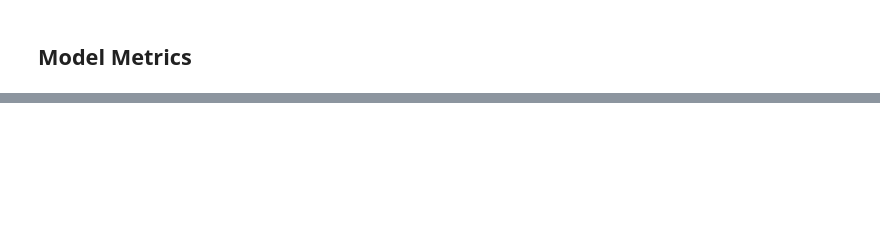
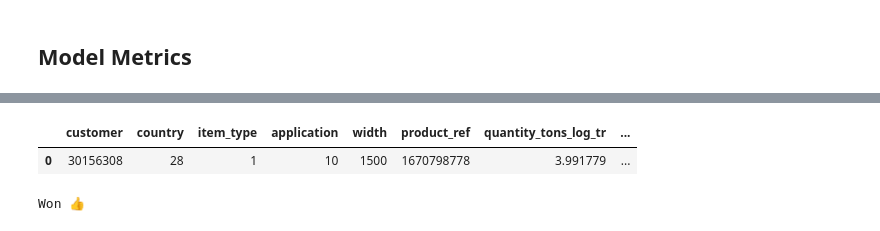
Before and after one commit to VivekS-DS/copper_price_prediction_app, a Jupyter notebook: Copper_ML_Classification.ipynb, the cells around one changed output, grey strips where cells are left out. Saved outputs shown, nothing was run; the diff lists cells and outputs as text; code cells hidden in the pictures; blank space fills up the shorter version.

```diff
--- a/Copper_ML_Classification.ipynb
+++ b/Copper_ML_Classification.ipynb
@@ -367,0 +381,15 @@ plt.show()
+# %%
+# Checking with user data
+x[:1]
+# %% [output]
+|  | customer | country | item_type | application | width | product_ref | quantity_tons_log_tr | ... |
+| 0 | 30156308 | 28 | 1 | 10 | 1500 | 1670798778 | 3.991779 | ... |
+# %%
+y_pred = model_rfc.predict(x[:1].values)
+
+if y_pred[0] == 1:
+  print('Won 👍')
+else:
+  print('Lost 👎')
+# %% [output]
+Won 👍
```
Also changed, not shown: parts of 16 cells of this notebook.
